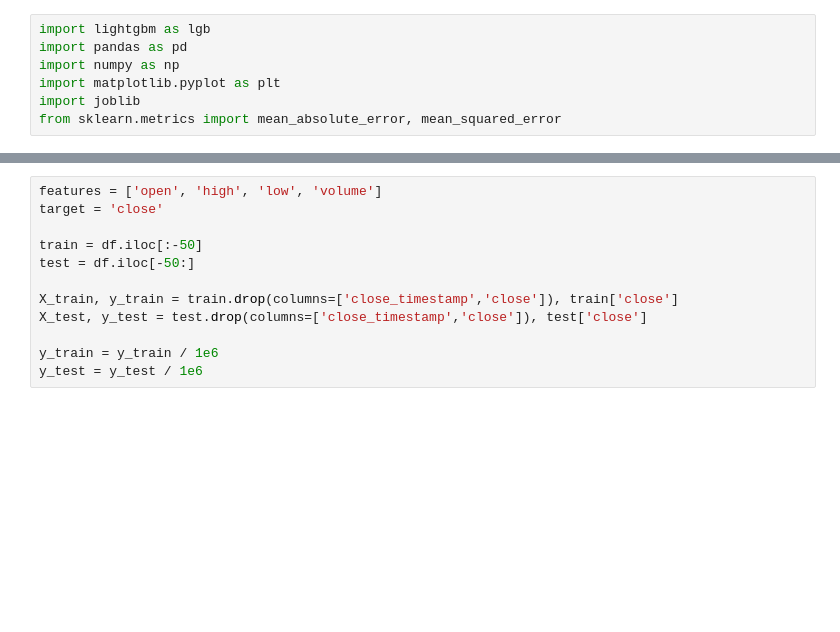
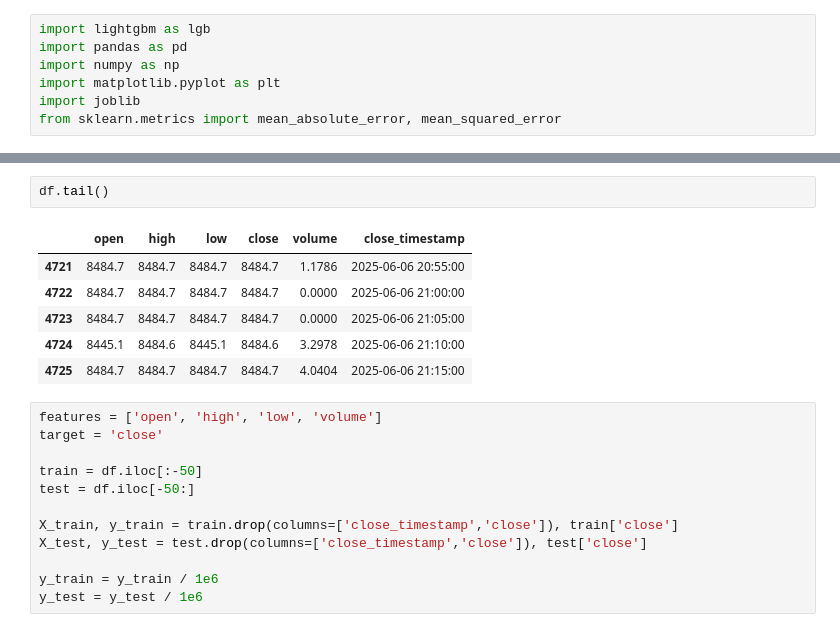
Before and after one commit to mawi-delosreyes/Harvest, a Jupyter notebook: Prediction Learning/lightgbm.ipynb, the cells around one changed output, grey strips where cells are left out. Cells and saved outputs as stored; diff of their text form; blank space fills up the shorter version.

```diff
--- a/Prediction Learning/lightgbm.ipynb
+++ b/Prediction Learning/lightgbm.ipynb
@@ -18,3 +18,12 @@ df.head()
+# %%
+df.tail()
+# %% [output]
+|  | open | high | low | close | volume | close_timestamp |
+| 4721 | 8484.7 | 8484.7 | 8484.7 | 8484.7 | 1.1786 | 2025-06-06 20:55:00 |
+| 4722 | 8484.7 | 8484.7 | 8484.7 | 8484.7 | 0.0000 | 2025-06-06 21:00:00 |
+| 4723 | 8484.7 | 8484.7 | 8484.7 | 8484.7 | 0.0000 | 2025-06-06 21:05:00 |
+| 4724 | 8445.1 | 8484.6 | 8445.1 | 8484.6 | 3.2978 | 2025-06-06 21:10:00 |
+| 4725 | 8484.7 | 8484.7 | 8484.7 | 8484.7 | 4.0404 | 2025-06-06 21:15:00 |
 # %%
 features = ['open', 'high', 'low', 'volume']
 target = 'close'
```
Also changed, not shown: parts of 5 cells of this notebook, 12 other files.
